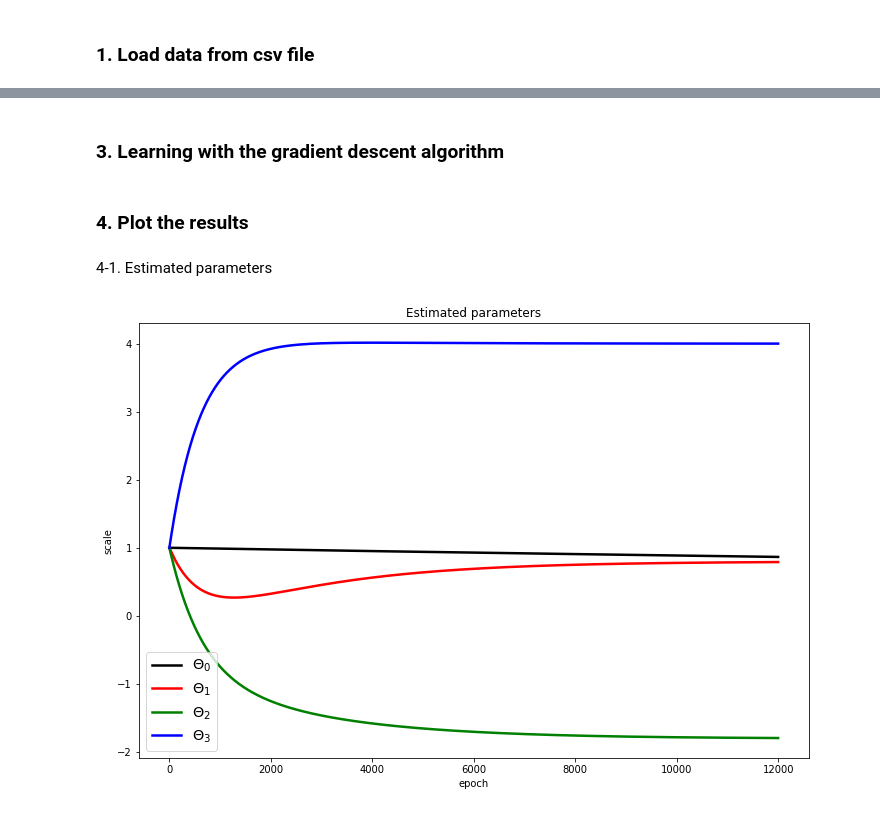
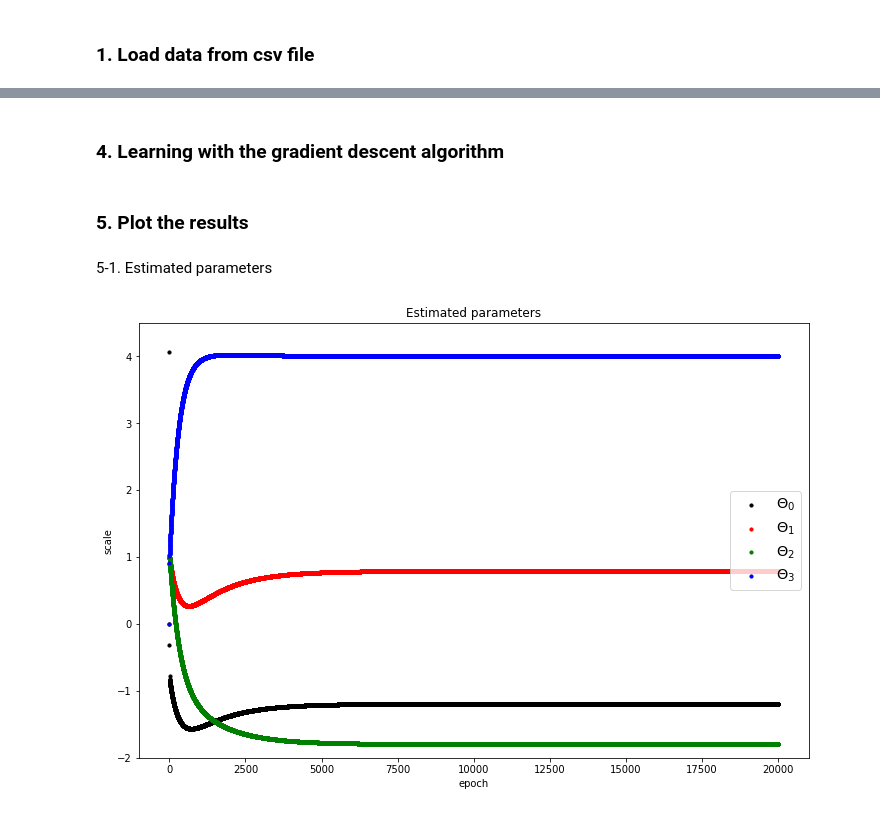
Before and after one commit to ihooni/class-MachineLearning, a Jupyter notebook: 04/assignment-04.ipynb, the cells around one changed output, grey strips where cells are left out. Saved outputs shown, nothing was run; the diff lists cells and outputs as text; code cells hidden in the pictures.

```diff
--- a/04/assignment-04.ipynb
+++ b/04/assignment-04.ipynb
@@ -13,9 +13,15 @@ train_data = np.char.strip(train_data, '"').astype(np.float64)
 test_data = np.genfromtxt(TEST_DATA_PATH, delimiter=',', dtype=np.str)
 test_data = np.char.strip(test_data, '"').astype(np.float64)
 
-# seperate feature and answer
+# separate features from answer
 x_train = train_data[:, 0:-1]
 y_train = train_data[:, -1].reshape(-1, 1)
 
 x_test = test_data[:, 0:-1]
 y_test = test_data[:, -1].reshape(-1, 1)
+
+# save mean and std of train data for converting to original theta
+x_train_mean = np.mean(x_train, axis=0)
+y_train_mean = np.mean(y_train, axis=0)
+x_train_std = np.std(x_train, axis=0)
+y_train_std = np.std(y_train, axis=0)
@@ -36,7 +54,7 @@ def gradient(x, y_hat, y):
   temp_x = np.concatenate((np.ones((m, 1)), x), axis=1)
   return (1 / m) * np.matmul((y_hat - y).T, temp_x)
 # %% [markdown]
-### 3. Learning with the gradient descent algorithm
+### 4. Learning with the gradient descent algorithm
 # %%
 # initialize model parameters and learning rate
 feature_cnt = x_train.shape[1]
@@ -69,24 +87,30 @@ for epoch in range(epoch_count):
   grad_theta = gradient(x_train, y_hat_train, y_train)
   theta -= lr * grad_theta
 # %% [markdown]
-### 4. Plot the results
+### 5. Plot the results
 # %% [markdown]
-4-1. Estimated parameters
+5-1. Estimated parameters
-# %%
-import matplotlib.pyplot as plt
-
-epoch_tick = np.arange(epoch_count)
-
-plt.figure(figsize=(12, 8))
-plt.title('Estimated parameters')
-plt.plot(epoch_tick, history['theta'][:, 0], 'k-', linewidth=2.5)
-plt.plot(epoch_tick, history['theta'][:, 1], 'r-', linewidth=2.5)
-plt.plot(epoch_tick, history['theta'][:, 2], 'g-', linewidth=2.5)
-plt.plot(epoch_tick, history['theta'][:, 3], 'b-', linewidth=2.5)
-plt.legend(['$\Theta_0$', '$\Theta_1$', '$\Theta_2$', '$\Theta_3$'], fontsize='x-large')
-plt.xlabel('epoch')
-plt.ylabel('scale')
-plt.show()
-# %% [output]
-[figure, removed]
+# %%
+import matplotlib.pyplot as plt
+
+epoch_tick = np.arange(epoch_count)
+
+# convert theta to original values
+history_theta0 = y_train_mean + y_train_std * (history['theta'][:, 0] - np.sum((history['theta'][:, 1:] * x_train_mean) / x_train_std, axis=1))
+history_theta_others = (history['theta'][:, 1:] * y_train_std) / x_train_std
+
+#plot
+plt.figure(figsize=(12, 8))
+plt.title('Estimated parameters')
+plt.scatter(epoch_tick, history_theta0, c='k', s=10)
+plt.scatter(epoch_tick, history_theta_others[:, 0], c='r', s=10)
+plt.scatter(epoch_tick, history_theta_others[:, 1], c='g', s=10)
+plt.scatter(epoch_tick, history_theta_others[:, 2], c='b', s=10)
+plt.legend(['$\Theta_0$', '$\Theta_1$', '$\Theta_2$', '$\Theta_3$'], fontsize='x-large', loc='center right')
+plt.xlabel('epoch')
+plt.ylabel('scale')
+plt.ylim(-2, 4.5)
+plt.show()
+# %% [output]
+[figure, added]
 # %% [markdown]
```
Also changed, not shown: parts of 8 cells of this notebook.
